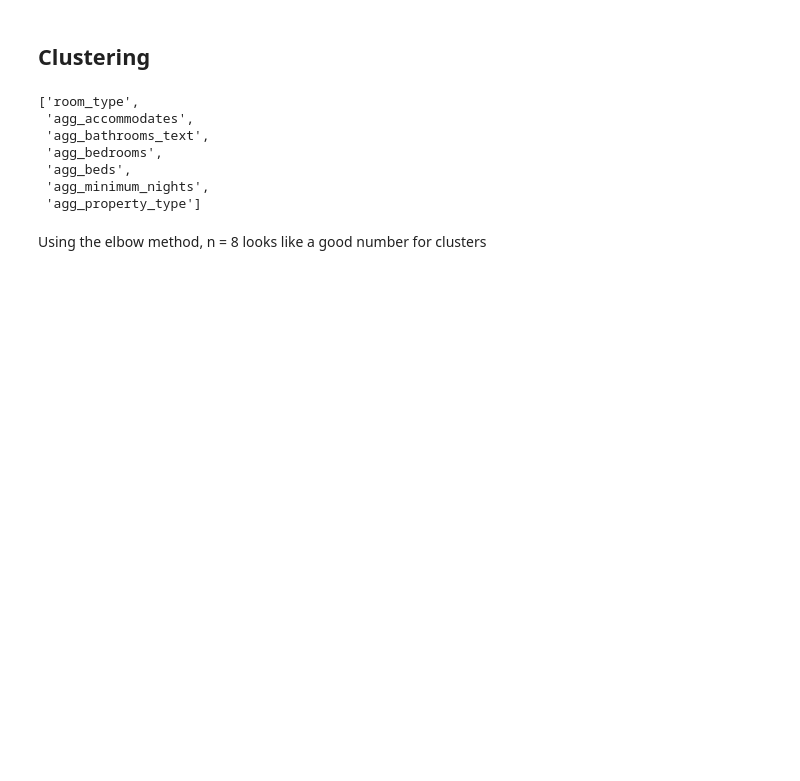
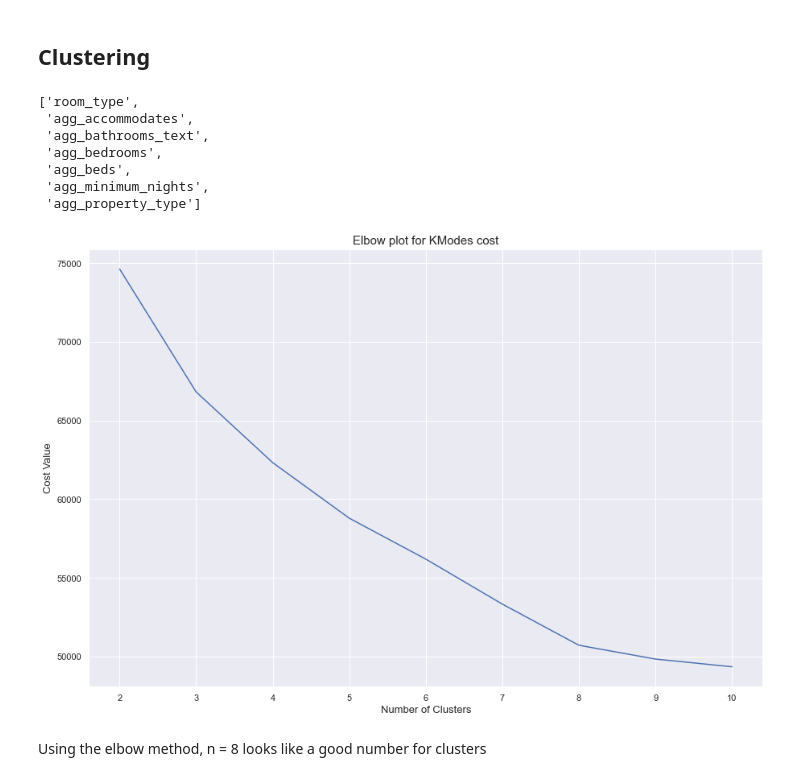
Before and after one commit to bglucca/RioAirBnB, a Jupyter notebook: analysis.ipynb, the cells around one changed output. Saved outputs shown, nothing was run; the diff lists cells and outputs as text; code cells hidden in the pictures; blank space fills up the shorter version.

```diff
--- a/analysis.ipynb
+++ b/analysis.ipynb
@@ -818,7 +878,7 @@ cluster_cols
  'agg_minimum_nights',
  'agg_property_type']
 # %%
-# n_clusters = [2,3,4,5,6,7,8,9,10]
+n_clusters = [2,3,4,5,6,7,8,9,10]
 # %%
 # Training the model
 for i, n in enumerate(n_clusters):
@@ -837,14 +897,16 @@ for i, n in enumerate(n_clusters):
 # %%
 # Elbow plot
 sns.lineplot(x = n_clusters, y = cost_list)
 
-plt.title('Elbow plot for KModes cost')
+plt.title('Elbow plot for KModes cost', fontsize = 15)
 
-plt.xlabel('Number of Clusters')
+plt.xlabel('Number of Clusters', fontdict={'fontsize':13})
 
-plt.ylabel('Cost value')
+plt.ylabel('Cost Value', fontdict={'fontsize':13})
 
 plt.show()
+# %% [output]
+[figure, added]
 # %% [markdown]
 Using the elbow method, n = 8 looks like a good number for clusters
 # %%
```
Also changed, not shown: parts of 11 cells of this notebook.
